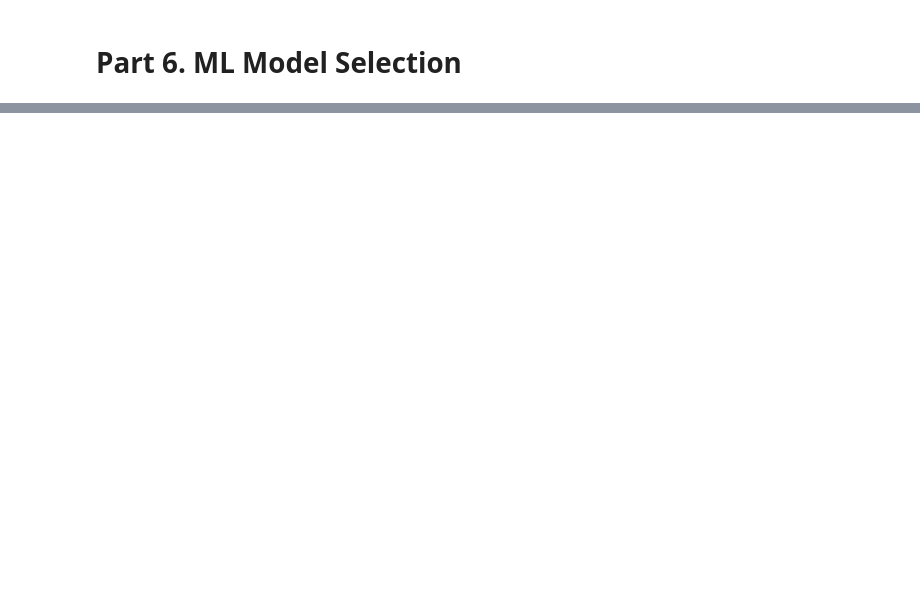
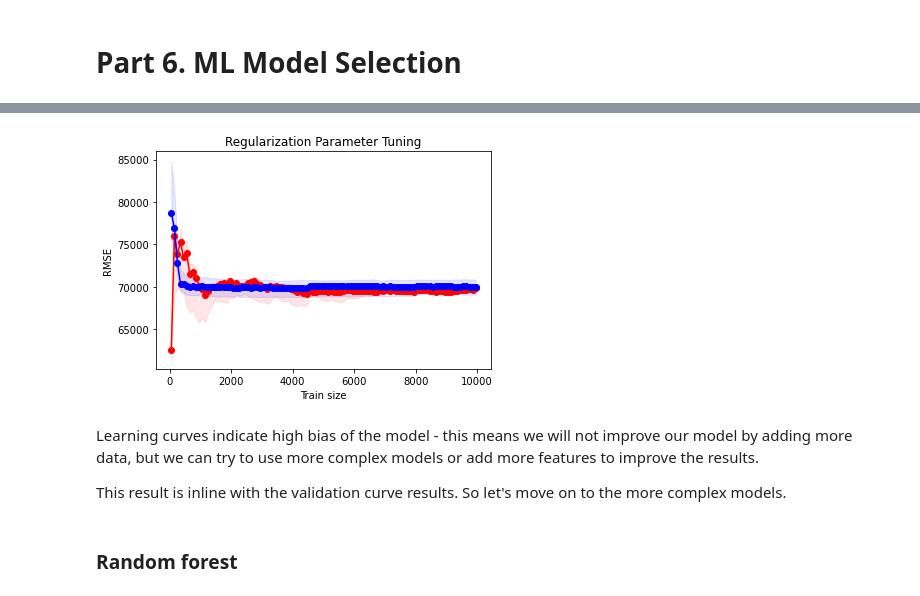
Before and after one commit to kbwillia/CaliforniaHousingPricePrediction, a Jupyter notebook: California Housing Machine Learning Regression Model.ipynb, the cells around one changed output, grey strips where cells are left out. Drawn from its saved outputs; the diff is of its cells as text; code cells hidden in the pictures; blank space fills up the shorter version.

```diff
--- a/California Housing Machine Learning Regression Model.ipynb
+++ b/California Housing Machine Learning Regression Model.ipynb
@@ -372,5 +365,6 @@ Now let's scale all numerical features (it is useful for the linear models), pre
 # %%
-Features = np.array(df[['Longitude', 'Latitude','HousingMedianAge','TotalRooms','TotalBedrooms','Population','Households','MedianIncome']])
+Features = np.array(df[['Longitude', 'Latitude','HousingMedianAge','TotalRooms','TotalBedrooms',
+                        'Population','Households','MedianIncome']])
 
 #above are the defined features (all 8 while MedianHouseValue is the label)
 # %% [markdown]
@@ -551,0 +503,31 @@ models.append(('NB', GaussianNB()))
+# %%
+from sklearn.model_selection import learning_curve
+
+model=Ridge(alpha=1.0)
+
+train_sizes, train_scores, valid_scores = learning_curve(model, X, y, train_sizes=list(range(50,10001,100)),
+                                                         scoring='neg_mean_squared_error', cv=5)
+
+plt.plot(train_sizes, np.sqrt(-train_scores.mean(axis=1)), 'ro-')
+
+plt.fill_between(x=train_sizes, y1=np.sqrt(-train_scores.max(axis=1)),
+                 y2=np.sqrt(-train_scores.min(axis=1)), alpha=0.1, color = "red")
+
+plt.plot(train_sizes, np.sqrt(-valid_scores.mean(axis=1)), 'bo-')
+
+plt.fill_between(x=train_sizes, y1=np.sqrt(-valid_scores.max(axis=1)),
+                 y2=np.sqrt(-valid_scores.min(axis=1)), alpha=0.1, color = "blue")
+
+plt.xlabel('Train size')
+plt.ylabel('RMSE')
+plt.title('Regularization Parameter Tuning')
+
+plt.show()
+# %% [output]
+[figure, added]
+# %% [markdown]
+Learning curves indicate high bias of the model - this means we will not improve our model by adding more data, but we can try to use more complex models or add more features to improve the results.
+
+This result is inline with the validation curve results. So let's move on to the more complex models.
+# %% [markdown]
+### Random forest
```
Also changed, not shown: parts of 87 cells of this notebook.
